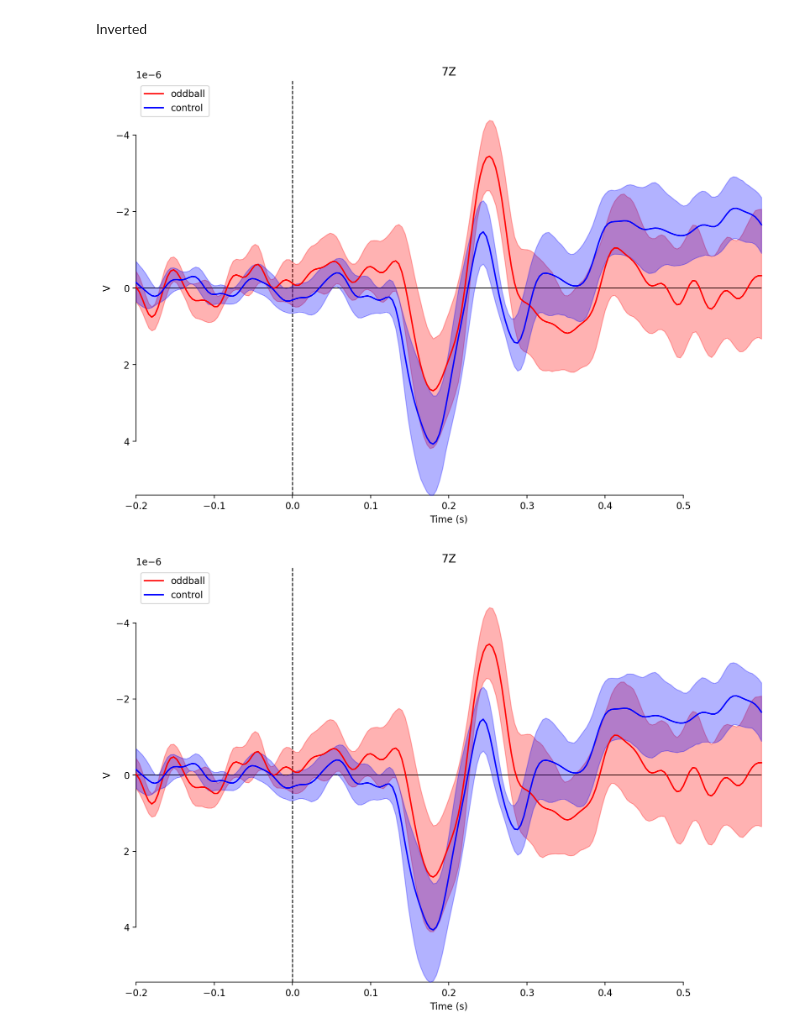
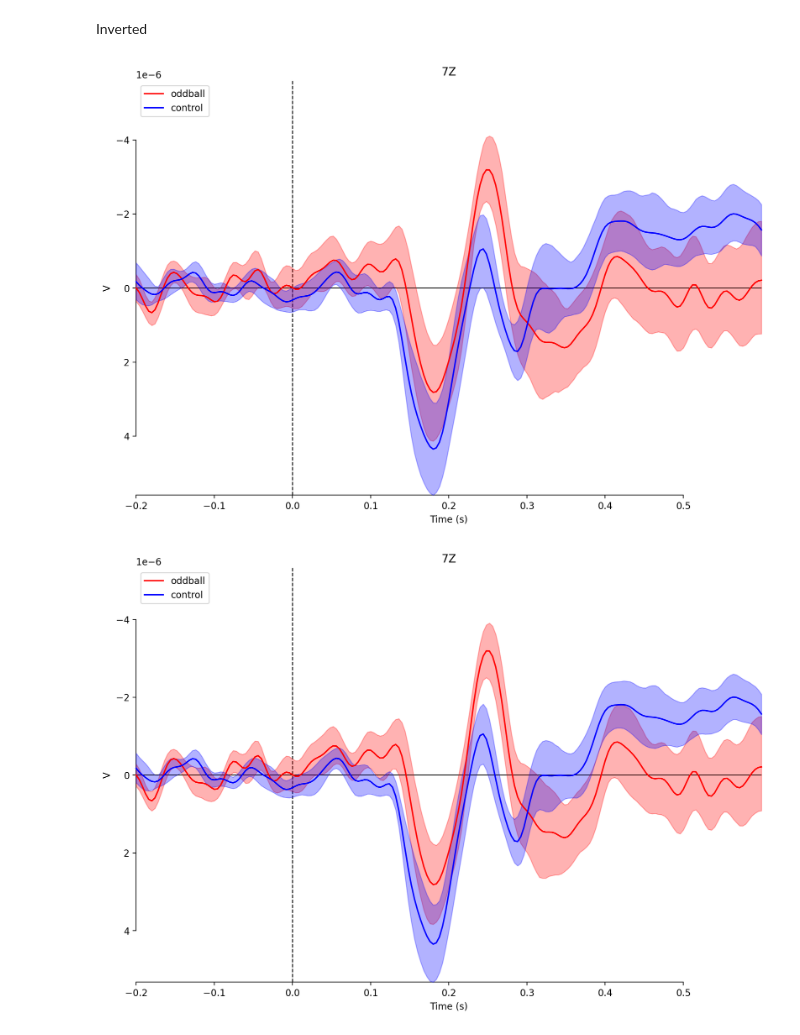
Before and after one commit to ovi-lab/EEG-oddball-task, a Jupyter notebook: src/main.ipynb, the cells around one changed output. Cells and saved outputs as stored; diff of their text form; code cells hidden in the pictures.

```diff
--- a/src/main.ipynb
+++ b/src/main.ipynb
@@ -40,7 +40,7 @@ fig  =  mne.viz.plot_compare_evokeds(evokeds, picks=['7Z'], styles = {"Oddball":
 oddball_list = []
 control_list = []
 
-for pnum in (1, 3, 4, 5, 7, 8, 9, 10, 11, 12):
+for pnum in (1, 3, 4, 5, 7, 8, 9, 10, 11, 12, 14):
     raw = analysis.processing.loadData(pnum)
 
     # preprocessig
@@ -102,20 +102,20 @@ ax.set_ylabel("V")
 
 plt.show()
 # %% [output]
-[figure, old version]
+[figure, new version]
 # %%
 #plot evokeds at 0.8 CI
 fig, ax = plt.subplots()
-mne.viz.plot_compare_evokeds(evokeds, picks= roi, ci = 0.9 ,
+mne.viz.plot_compare_evokeds(evokeds, picks= roi, ci = 0.8 ,
                              styles = {"oddball": {"color" :'red'},
                                        "control":{"color": 'blue'}},
                                        show =False, axes = ax )
 ax.invert_yaxis()
 ax.set_ylabel("V")
 
 plt.show()
 # %% [output]
-[figure, old version]
+[figure, new version]
 # %%
 diff_waves = []
 for i in range(len(oddball_list)):
```
Also changed, not shown: parts of 3 cells of this notebook, 6 other files.
